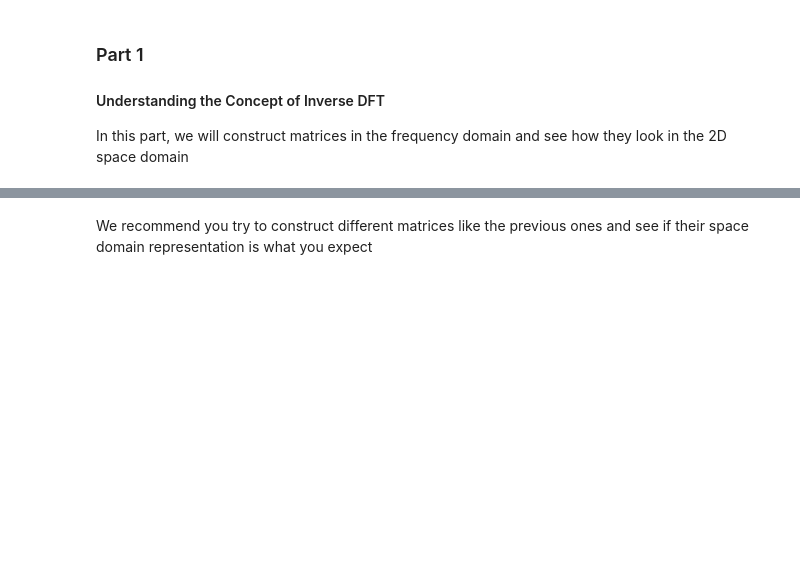
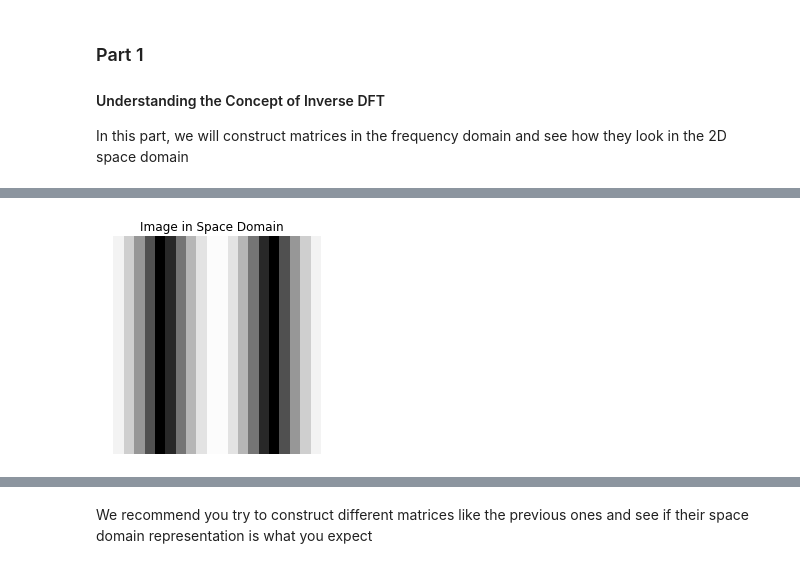
Before and after one commit to We2Am-BaSsem/IP-Labs, a Jupyter notebook: Lab02/lab2-std.ipynb, the cells around one changed output, grey strips where cells are left out. Cells and saved outputs as stored; diff of their text form; code cells hidden in the pictures; blank space fills up the shorter version.

```diff
--- a/Lab02/lab2-std.ipynb
+++ b/Lab02/lab2-std.ipynb
@@ -41,9 +43,11 @@ plot_image_from_freq(freq_domain_mat)
 # %%
 # TODO: construct a matrix in the frequency domain that makes a HORIZONTALLY moving ripple in the space domain
 
 freq_domain_mat = np.zeros([21,21])
-freq_domain_mat[<TODO>, <TODO>] = 1
-freq_domain_mat[<TODO>, <TODO>] = 1
+freq_domain_mat[10, 9 ] = 1
+freq_domain_mat[10, 11] = 1
 plot_image_from_freq(freq_domain_mat)
+# %% [output]
+[figure, added]
 # %%
 # Now a ripple moving diagonally
```
Also changed, not shown: parts of 9 cells of this notebook, 1 other file.
